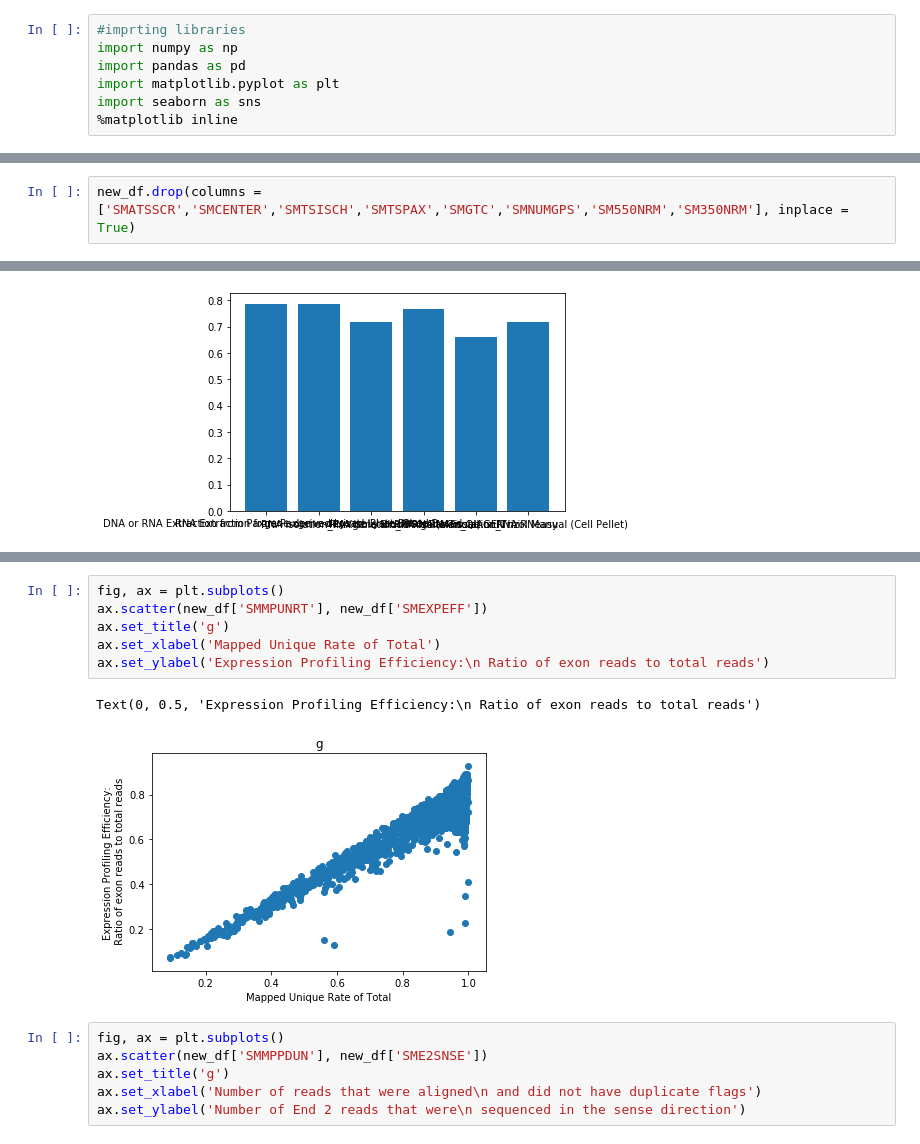
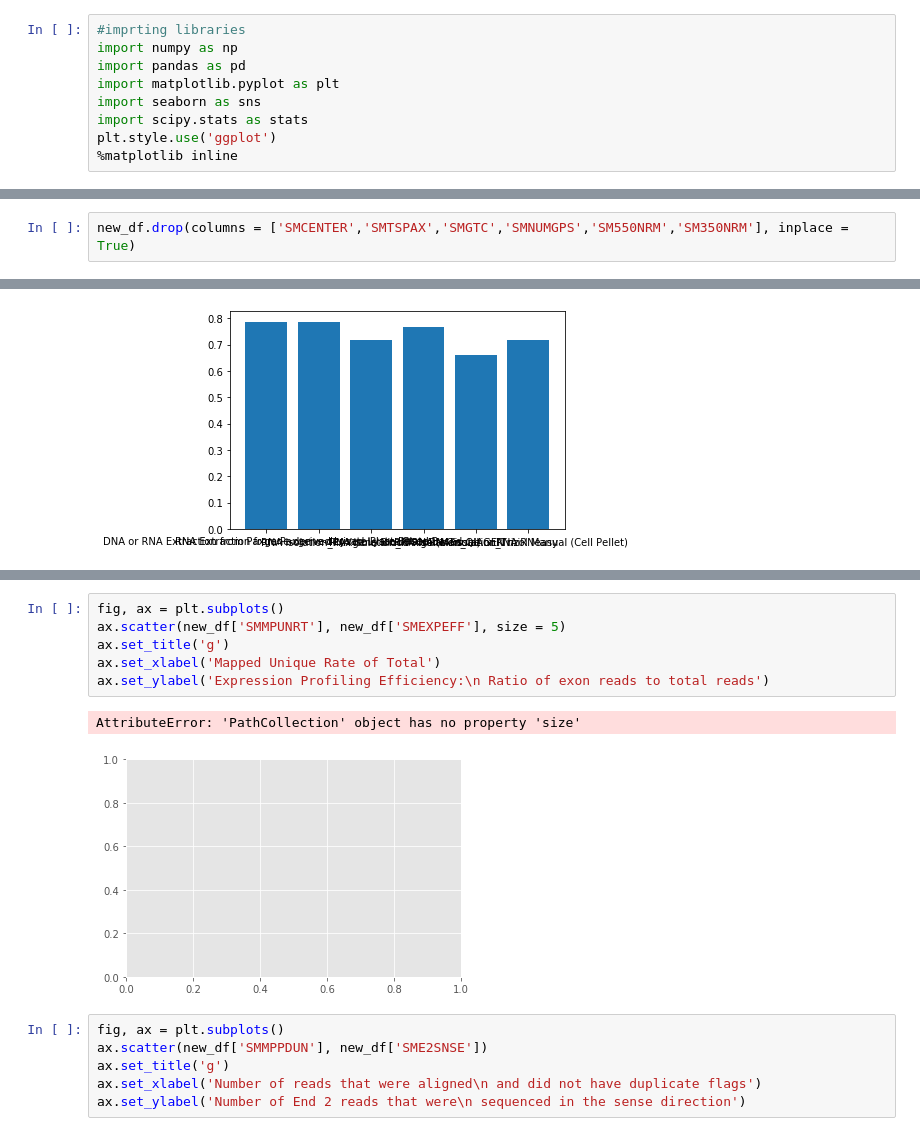
Before and after one commit to farzad-yousefi/Institute-for-System-Biology--Cancer-Genome-Cloud, a Jupyter notebook: Untitled1.ipynb, the cells around one changed output, grey strips where cells are left out. Cells and saved outputs as stored; diff of their text form.

```diff
--- a/Untitled1.ipynb
+++ b/Untitled1.ipynb
@@ -4,6 +4,8 @@ import numpy as np
 import pandas as pd
 import matplotlib.pyplot as plt
 import seaborn as sns
+import scipy.stats as stats
+plt.style.use('ggplot')
 %matplotlib inline
 # %%
 !ls
@@ -603,4 +447,4 @@ memory usage: 5.9+ MB
 # %%
 new_df.drop(columns = ['SMNUM5CD', 'SMGAPPCT', 'SMCGLGTH', 'SMMNCV'], inplace = True)
 # %%
-new_df.drop(columns = ['SMATSSCR','SMCENTER','SMTSISCH','SMTSPAX','SMGTC','SMNUMGPS','SM550NRM','SM350NRM'], inplace = True)
+new_df.drop(columns = ['SMCENTER','SMTSPAX','SMGTC','SMNUMGPS','SM550NRM','SM350NRM'], inplace = True)
@@ -775,12 +602,12 @@ array([[<matplotlib.axes._subplots.AxesSubplot object at 0x...>,
 # %%
 fig, ax = plt.subplots()
-ax.scatter(new_df['SMMPUNRT'], new_df['SMEXPEFF'])
+ax.scatter(new_df['SMMPUNRT'], new_df['SMEXPEFF'], size = 5)
 ax.set_title('g')
 ax.set_xlabel('Mapped Unique Rate of Total')
 ax.set_ylabel('Expression Profiling Efficiency:\n Ratio of exon reads to total reads')
 # %% [output]
-Text(0, 0.5, 'Expression Profiling Efficiency:\n Ratio of exon reads to total reads')
+AttributeError: 'PathCollection' object has no property 'size'
-[figure, old version]
+[figure, new version]
 # %%
 fig, ax = plt.subplots()
 ax.scatter(new_df['SMMPPDUN'], new_df['SME2SNSE'])
```
Also changed, not shown: parts of 91 cells of this notebook.
